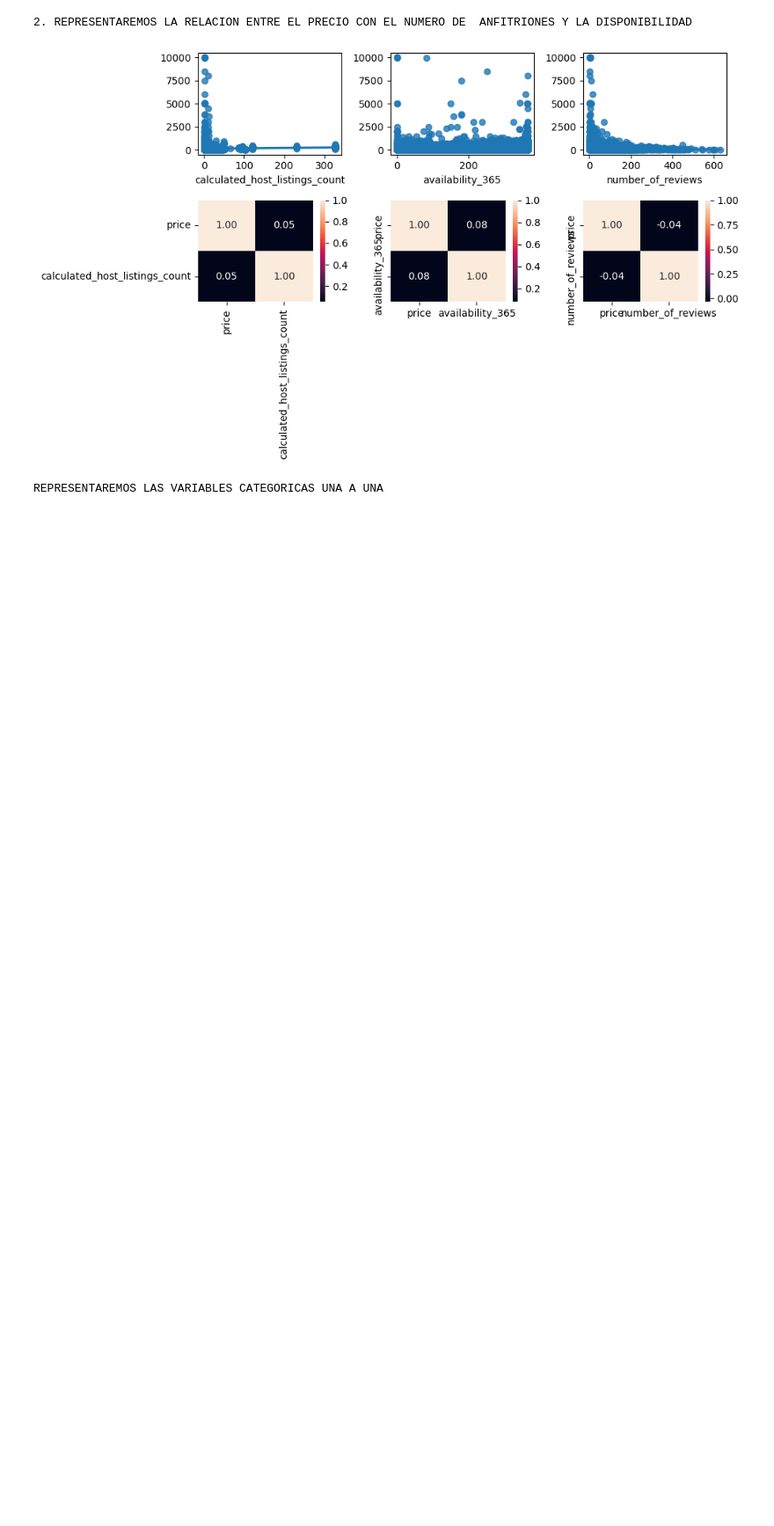
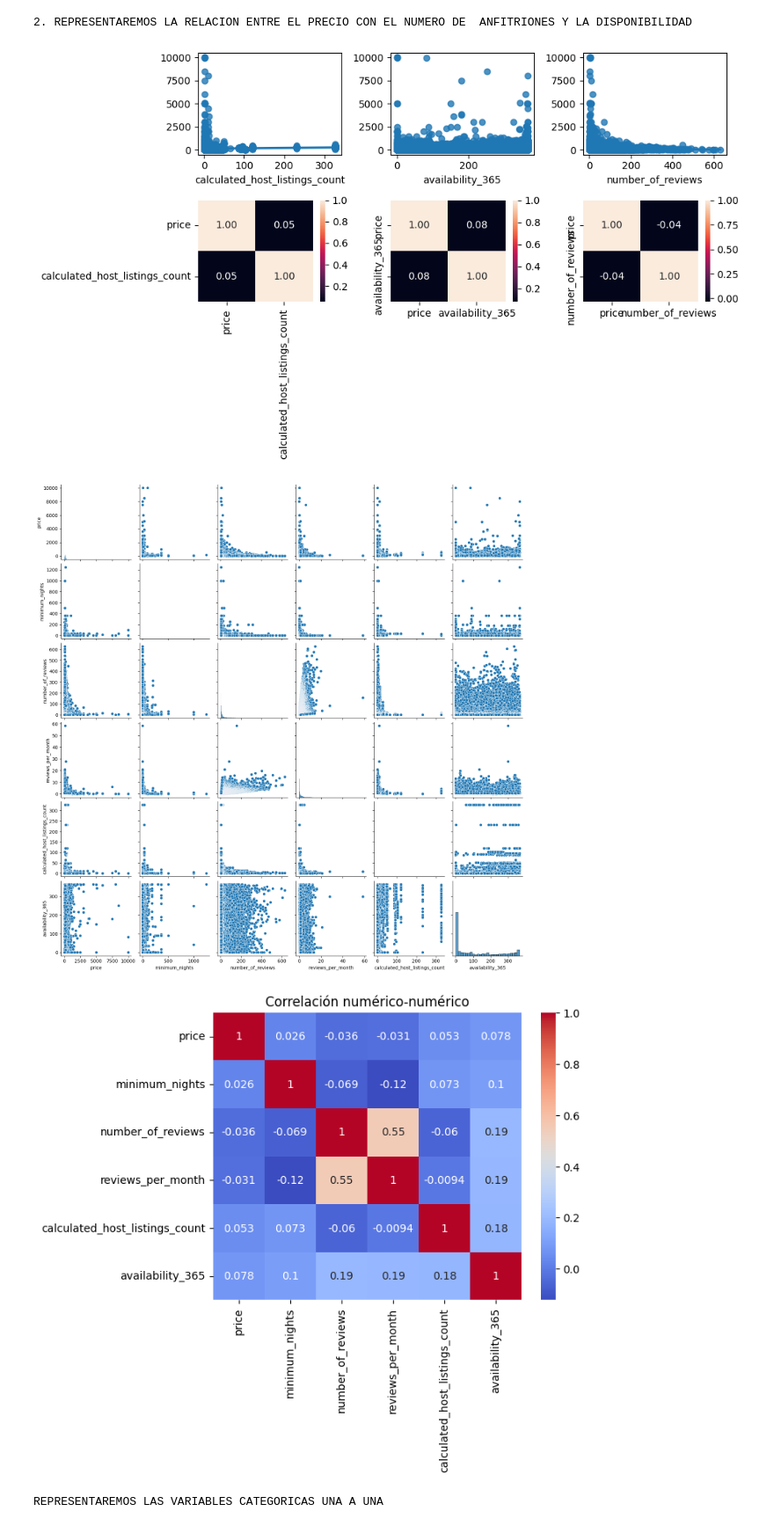
Before and after one commit to Jorge3127/machine-learning-python-template-Jorge3127, a Jupyter notebook: src/explore.ipynb, the cells around one changed output. Shown at 88% size. Drawn from its saved outputs; the diff is of its cells as text; code cells hidden in the pictures; blank space fills up the shorter version.

```diff
--- a/src/explore.ipynb
+++ b/src/explore.ipynb
@@ -60,3 +60,6 @@ df
 | 48893 | 36485609 | 43rd St. Time Square-cozy single bed | 30985759 | Taz | Manhattan | Hell's Kitchen | 40.75751 | -73.99112 | ... |
 | 48894 | 36487245 | Trendy duplex in the very heart o... | 68119814 | Christophe | Manhattan | Hell's Kitchen | 40.76404 | -73.98933 | ... |
 48895 rows × 16 columns
+# %%
+df= df.drop_duplicates(subset="id")
+df
@@ -63,6 +80,5 @@ df
 # %%
-df.drop(["id", "name", "host_id", "host_name", "latitude", "longitude"], axis = 1, inplace = True)
-
+df= df.drop(columns=["id", "name", "host_id", "host_name", "latitude", "longitude"])
 df.head(3)
 # %% [output]
 |  | neighbourhood_group | neighbourhood | room_type | price | minimum_nights | number_of_reviews | ... |
@@ -237,6 +253,24 @@ plt.show()
 # %% [output]
 2. REPRESENTAREMOS LA RELACION ENTRE EL PRECIO CON EL NUMERO DE  ANFITRIONES Y LA DISPONIBILIDAD
 [figure]
+# %%
+import seaborn as sns
+import matplotlib.pyplot as plt
+
+# Gráficos de dispersión entre numéricas
+numeric_cols = ['price', 'minimum_nights', 'number_of_reviews', 'reviews_per_month',
+                'calculated_host_listings_count', 'availability_365']
+sns.pairplot(df[numeric_cols])
+plt.show()
+
+# Correlación entre variables numéricas
+correlation_matrix = df[numeric_cols].corr()
+sns.heatmap(correlation_matrix, annot=True, cmap='coolwarm')
+plt.title("Correlación numérico-numérico")
+plt.show()
+# %% [output]
+[figure, added]
+[figure, added]
 # %%
 fig, axis = plt.subplots(1, 3, figsize = (15, 6))
 
```
Also changed, not shown: parts of 10 cells of this notebook.
